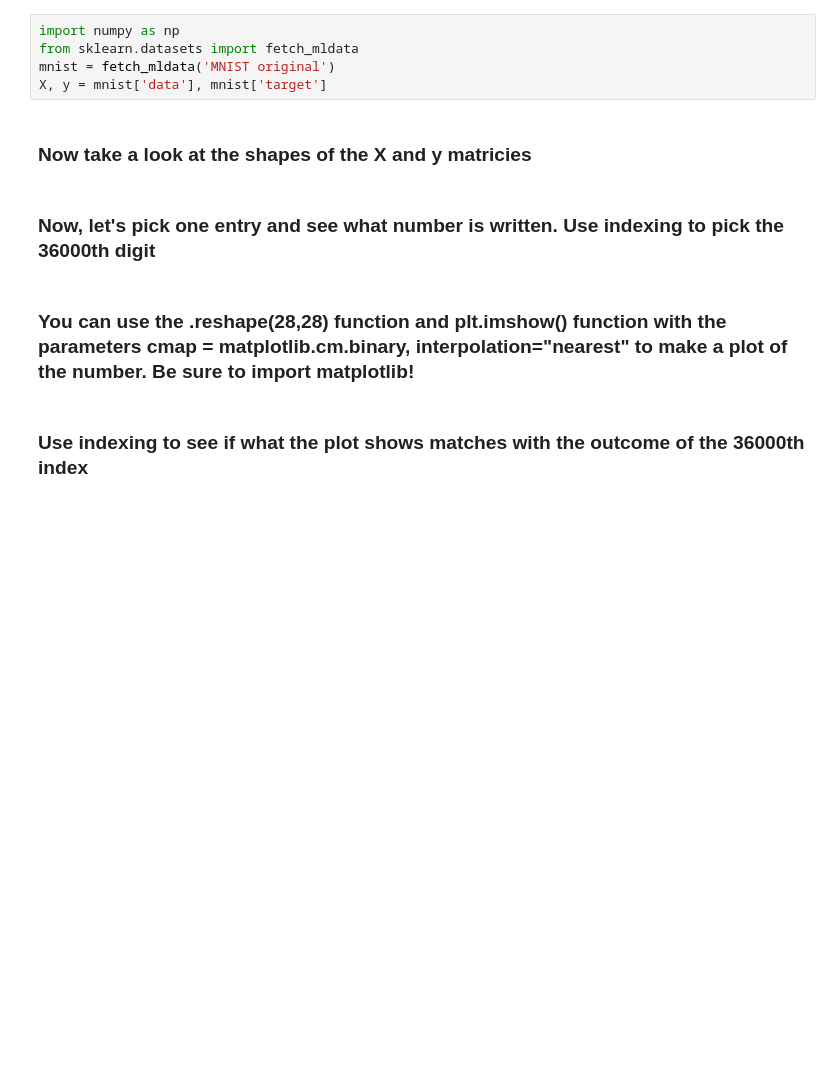
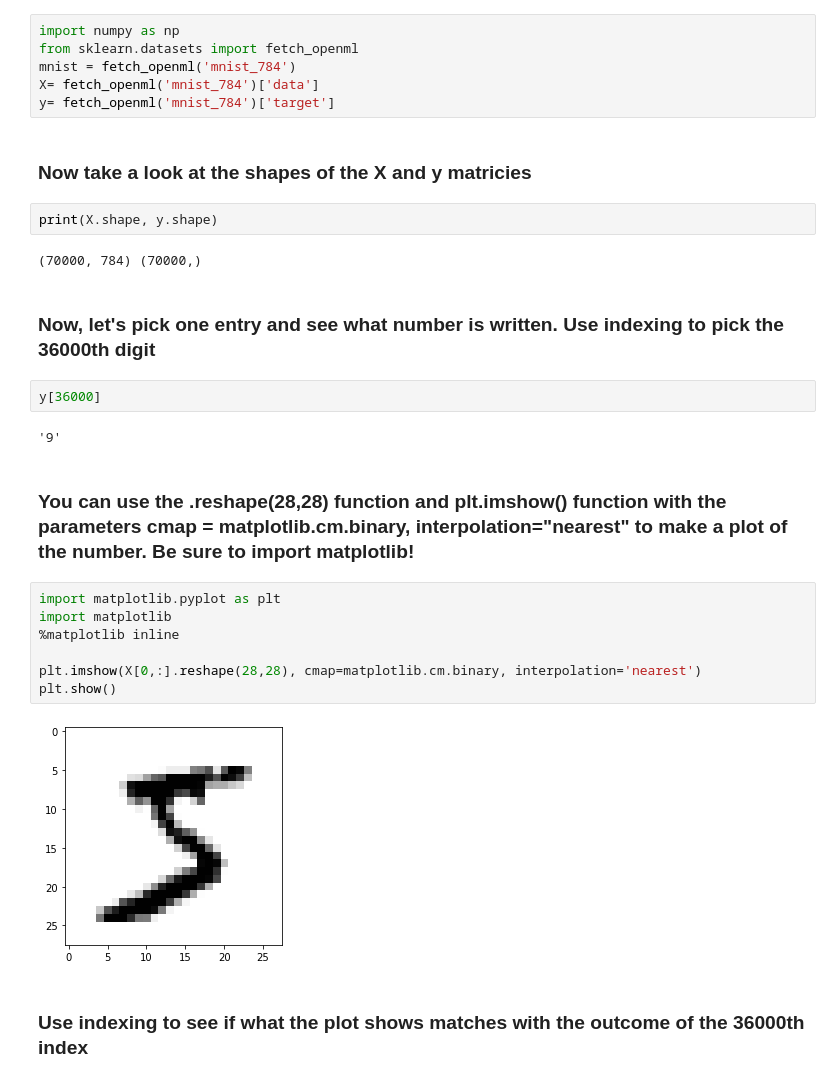
Before and after one commit to ironhack-datalabs/dataV2-labs, a Jupyter notebook: module-3/Evaluation-Recall-and-Precision/your-code/main.ipynb, the cells around one changed output. Cells and saved outputs as stored; diff of their text form; blank space fills up the shorter version.

```diff
--- a/module-3/Evaluation-Recall-and-Precision/your-code/main.ipynb
+++ b/module-3/Evaluation-Recall-and-Precision/your-code/main.ipynb
@@ -4,14 +4,32 @@
 ### We are going to use a dataset of written numbers which we can import from sklearn. Run the code below to do so.
 # %%
 import numpy as np
-from sklearn.datasets import fetch_mldata
-mnist = fetch_mldata('MNIST original')
-X, y = mnist['data'], mnist['target']
+from sklearn.datasets import fetch_openml
+mnist = fetch_openml('mnist_784')
+X= fetch_openml('mnist_784')['data']
+y= fetch_openml('mnist_784')['target']
 # %% [markdown]
 ### Now take a look at the shapes of the X and y matricies
+# %%
+print(X.shape, y.shape)
+# %% [output]
+(70000, 784) (70000,)
 # %% [markdown]
 ### Now, let's pick one entry and see what number is written. Use indexing to pick the 36000th digit
+# %%
+y[36000]
+# %% [output]
+'9'
 # %% [markdown]
 ### You can use the .reshape(28,28) function and plt.imshow() function with the parameters cmap = matplotlib.cm.binary, interpolation="nearest" to make a plot of the number. Be sure to import matplotlib!
+# %%
+import matplotlib.pyplot as plt
+import matplotlib
+%matplotlib inline
+
+plt.imshow(X[0,:].reshape(28,28), cmap=matplotlib.cm.binary, interpolation='nearest')
+plt.show()
+# %% [output]
+[figure, added]
 # %% [markdown]
 ### Use indexing to see if what the plot shows matches with the outcome of the 36000th index
```
Also changed, not shown: parts of 12 cells of this notebook.
